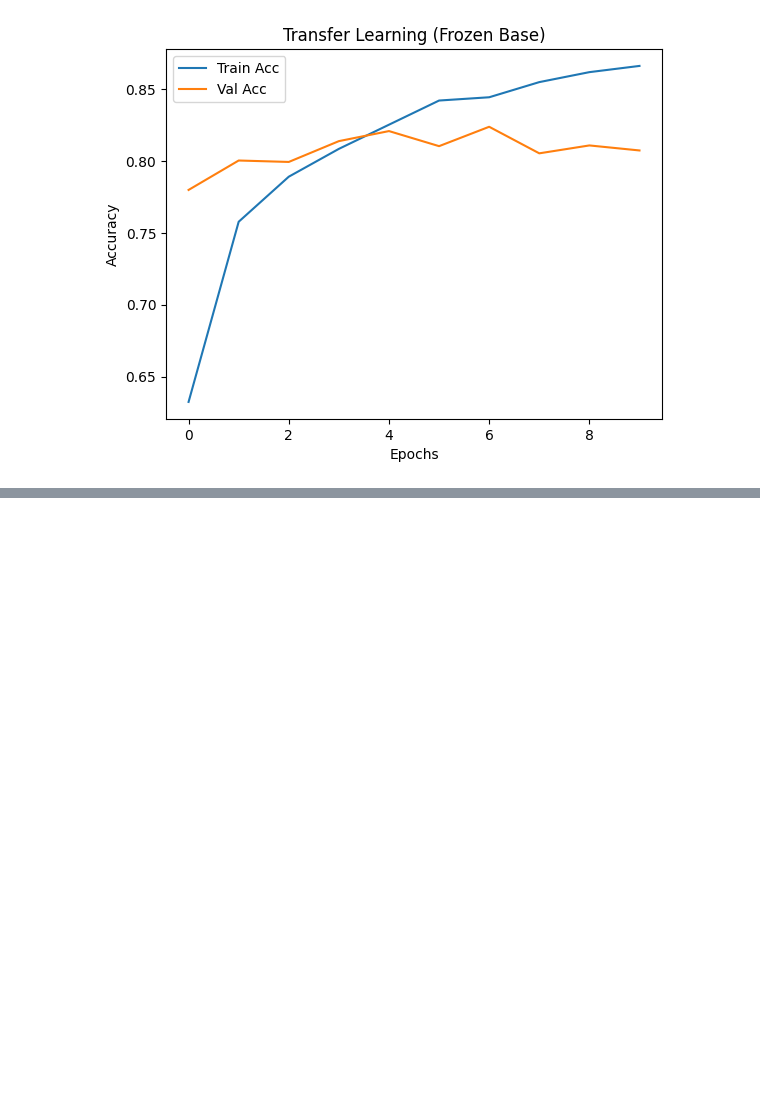
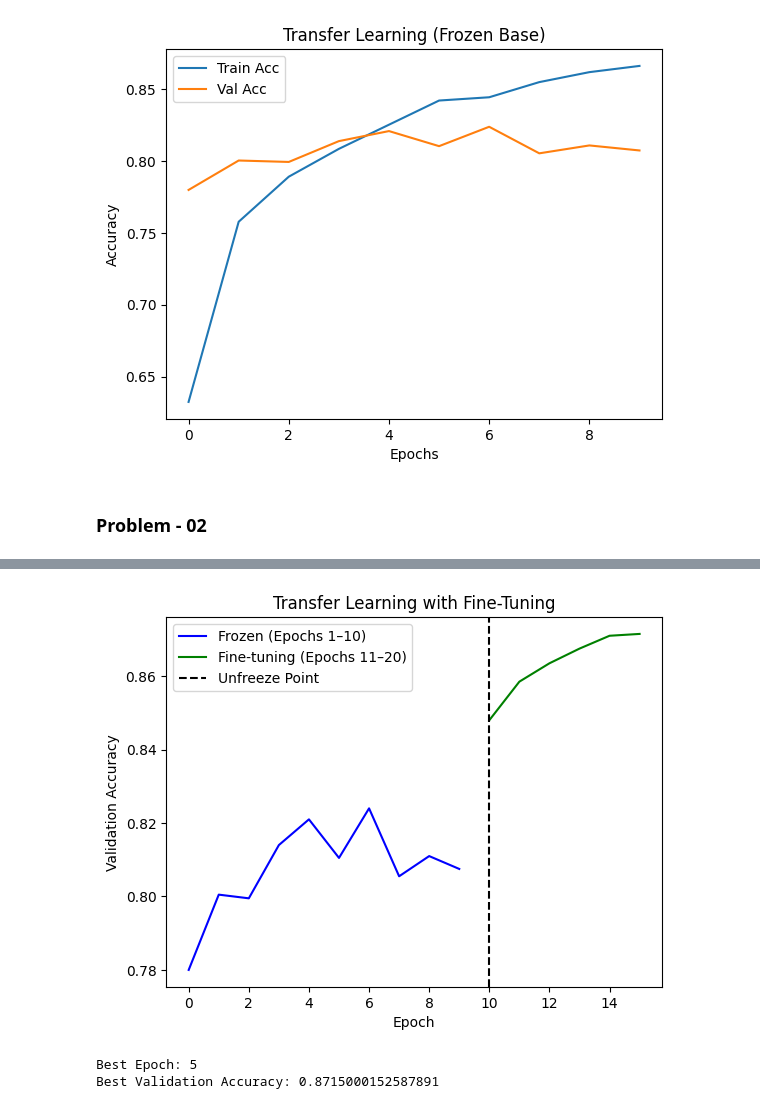
Before and after one commit to ratnesh44/cnn, a Jupyter notebook: Untitled0.ipynb, the cells around one changed output, grey strips where cells are left out. Cells and saved outputs as stored; diff of their text form; code cells hidden in the pictures; blank space fills up the shorter version.

Commit message:
Add fine-tuning with early stopping, identify best epoch  and update validation accuracy plot

```diff
--- a/Untitled0.ipynb
+++ b/Untitled0.ipynb
@@ -1589,0 +1590,46 @@ Epoch 10/10
+# %% [markdown]
+### Problem - 02
+# %%
+from tensorflow.keras.callbacks import EarlyStopping
+import matplotlib.pyplot as plt
+
+for layer in base_model.layers[-4:]:
+    layer.trainable = True
+
+model.compile(
+    optimizer=tf.keras.optimizers.Adam(learning_rate=1e-5),
+    loss='categorical_crossentropy',
+    metrics=['accuracy']
+)
+
+early_stop = EarlyStopping(
+    patience=5,
+    restore_best_weights=True
+)
+
+history2 = model.fit(
+    x_train, y_train,
+    epochs=10,
+    batch_size=32,
+    validation_split=0.1,
+    callbacks=[early_stop]
+)
+
+plt.figure()
+
+plt.plot(history.history['val_accuracy'], color='blue', label='Frozen (Epochs 1–10)')
+plt.plot(range(10, 10 + len(history2.history['val_accuracy'])),
+         history2.history['val_accuracy'],
+         color='green',
+         label='Fine-tuning (Epochs 11–20)')
+
+plt.axvline(x=10, linestyle='--', color='black', label='Unfreeze Point')
+
+plt.xlabel("Epoch")
+plt.ylabel("Validation Accuracy")
+plt.title("Transfer Learning with Fine-Tuning")
+plt.legend()
+
+plt.savefig("tl_finetuned.png")
+plt.show()
+# %% [output]
@@ -1589,0 +1648,10 @@ Epoch 10/10
+[figure, added]
+# %%
+best_epoch = np.argmax(history2.history['val_accuracy'])
+best_acc = np.max(history2.history['val_accuracy'])
+
+print("Best Epoch:", best_epoch)
+print("Best Validation Accuracy:", best_acc)
+# %% [output]
+Best Epoch: 5
+Best Validation Accuracy: 0.8715000152587891
```
Also changed, not shown: parts of 4 cells of this notebook.
